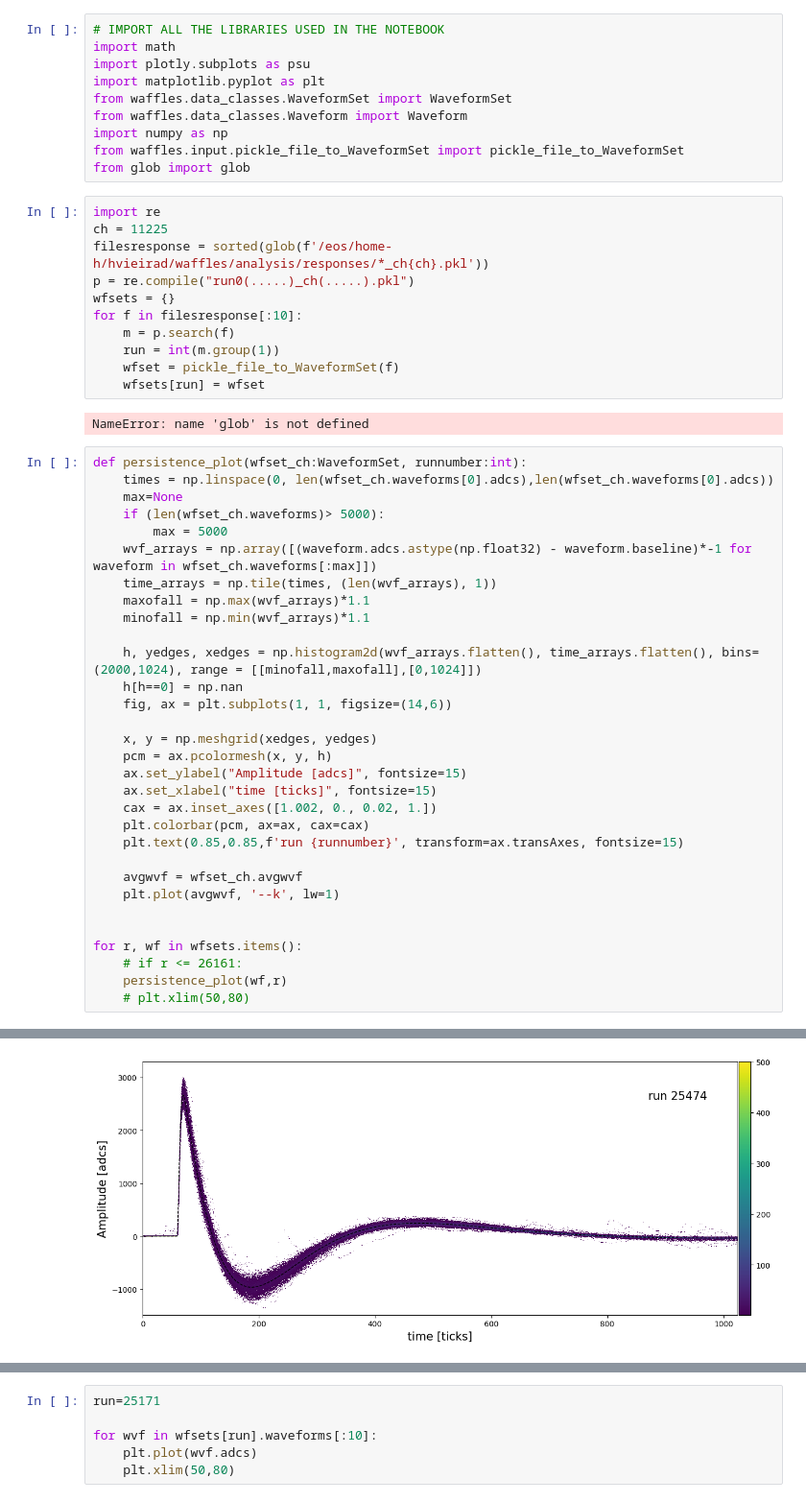
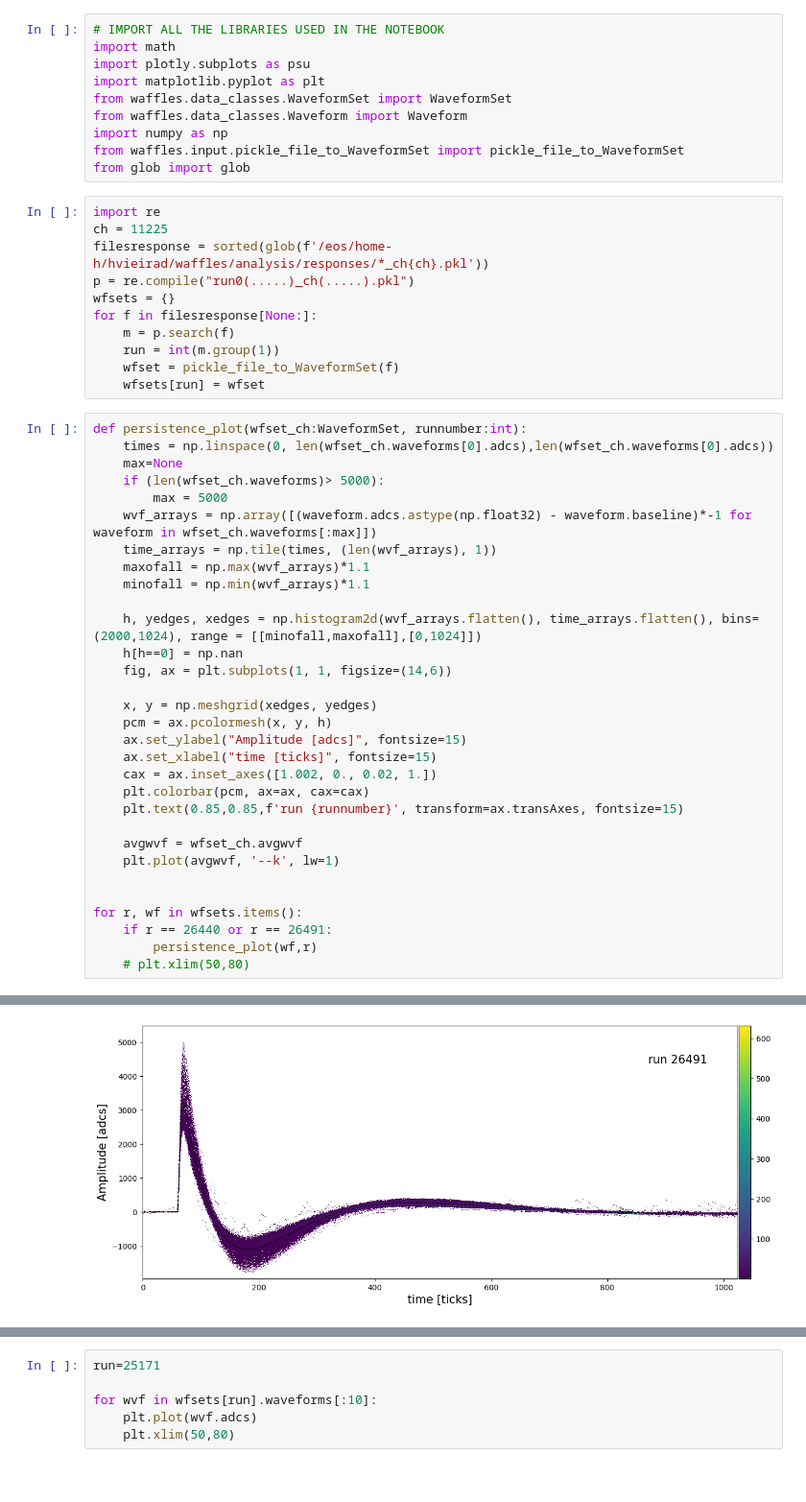
Before and after one commit to hvsouza/protodune-hd, a Jupyter notebook: AnalysisWaffles/check_responses.ipynb, the cells around one changed output, grey strips where cells are left out. Shown at 96% size. Drawn from its saved outputs; the diff is of its cells as text; blank space fills up the shorter version.

```diff
--- a/AnalysisWaffles/check_responses.ipynb
+++ b/AnalysisWaffles/check_responses.ipynb
@@ -14,13 +14,11 @@ ch = 11225
 filesresponse = sorted(glob(f'/eos/home-h/hvieirad/waffles/analysis/responses/*_ch{ch}.pkl'))
 p = re.compile("run0(.....)_ch(.....).pkl")
 wfsets = {}
-for f in filesresponse[:10]:
+for f in filesresponse[None:]:
     m = p.search(f)
     run = int(m.group(1))
     wfset = pickle_file_to_WaveformSet(f)
     wfsets[run] = wfset
-# %% [output]
-NameError: name 'glob' is not defined
 # %%
 def persistence_plot(wfset_ch:WaveformSet, runnumber:int):
     times = np.linspace(0, len(wfset_ch.waveforms[0].adcs),len(wfset_ch.waveforms[0].adcs))
@@ -49,7 +47,7 @@ def persistence_plot(wfset_ch:WaveformSet, runnumber:int):
 
 
 for r, wf in wfsets.items():
-    # if r <= 26161:
-    persistence_plot(wf,r)
+    if r == 26440 or r == 26491:
+        persistence_plot(wf,r)
     # plt.xlim(50,80)
 # %% [output]
@@ -57 +55 @@ for r, wf in wfsets.items():
-[figure, old version]
+[figure, new version]
```
Also changed, not shown: parts of 2 cells of this notebook, 5 other files.
